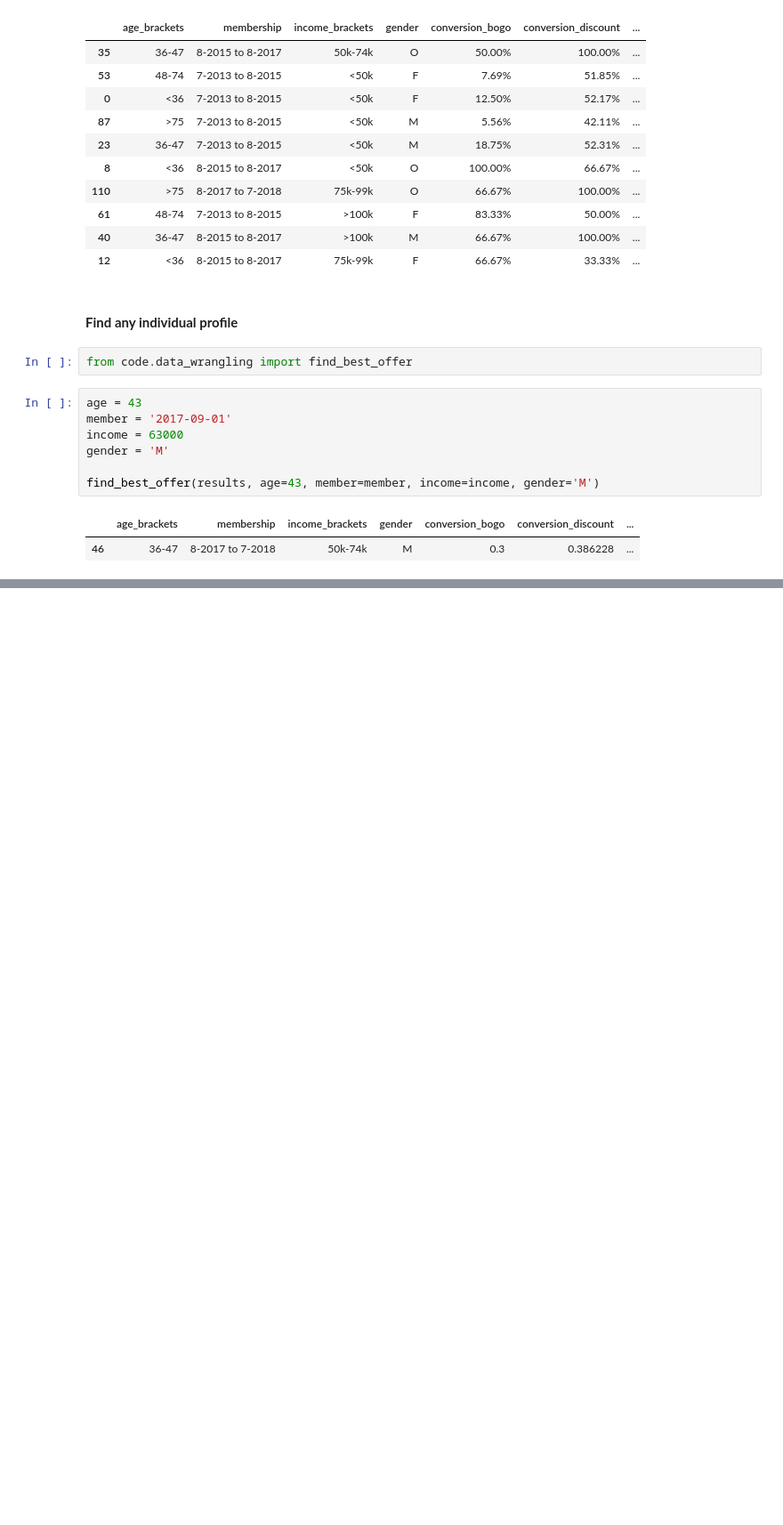
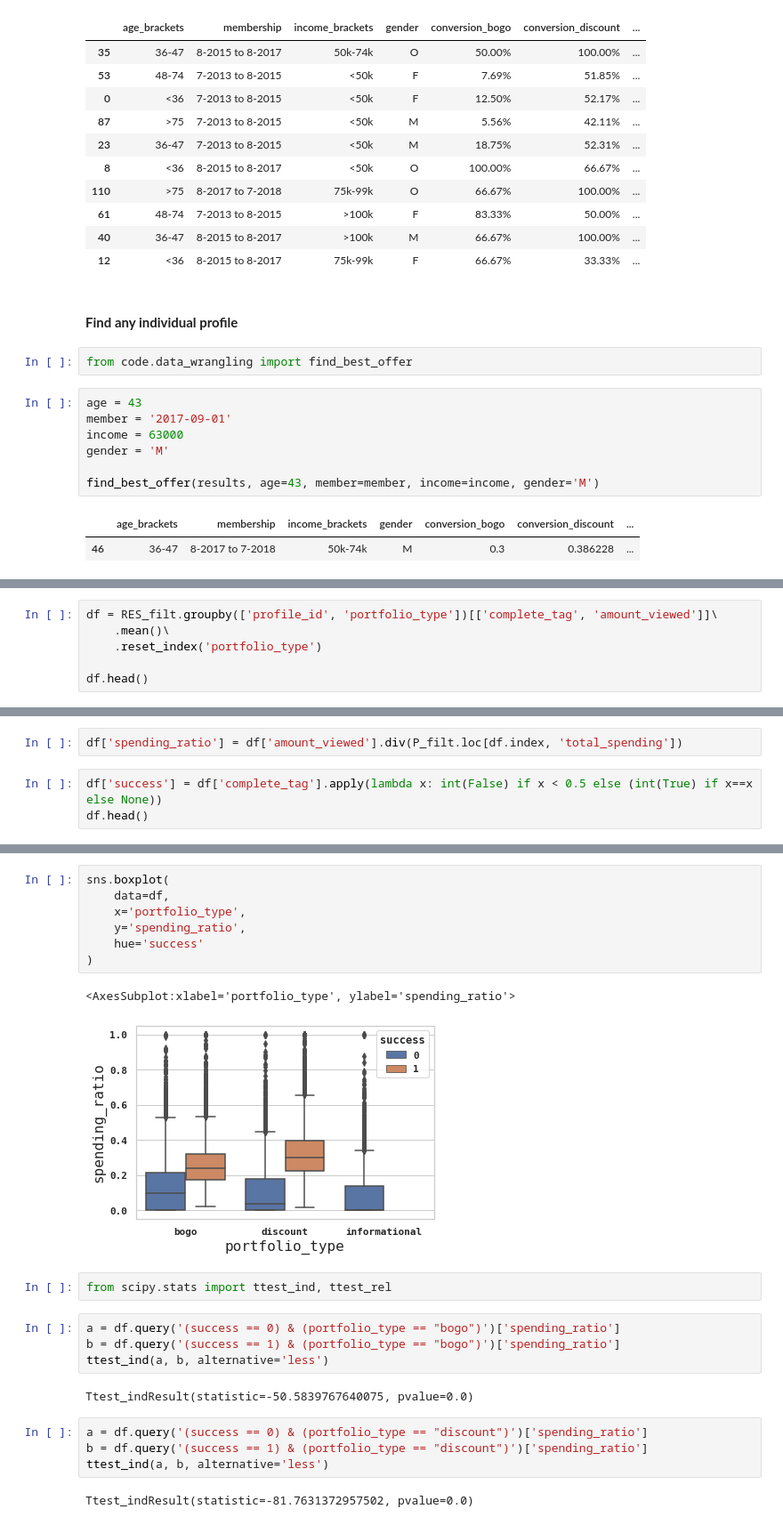
Before and after one commit to 6one2/StarbucksChallenge, a Jupyter notebook: devStarbucks.ipynb, the cells around one changed output, grey strips where cells are left out. Shown at 89% size. Drawn from its saved outputs; the diff is of its cells as text; blank space fills up the shorter version.

```diff
--- a/devStarbucks.ipynb
+++ b/devStarbucks.ipynb
@@ -1159,0 +1197,6 @@ find_best_offer(results, age=43, member=member, income=income, gender='M')
+# %%
+df = RES_filt.groupby(['profile_id', 'portfolio_type'])[['complete_tag', 'amount_viewed']]\
+    .mean()\
+    .reset_index('portfolio_type')
+
+df.head()
@@ -1159,0 +1211,5 @@ find_best_offer(results, age=43, member=member, income=income, gender='M')
+# %%
+df['spending_ratio'] = df['amount_viewed'].div(P_filt.loc[df.index, 'total_spending'])
+# %%
+df['success'] = df['complete_tag'].apply(lambda x: int(False) if x < 0.5 else (int(True) if x==x else None))
+df.head()
@@ -1159,0 +1224,24 @@ find_best_offer(results, age=43, member=member, income=income, gender='M')
+# %%
+sns.boxplot(
+    data=df,
+    x='portfolio_type',
+    y='spending_ratio',
+    hue='success'
+)
+# %% [output]
+<AxesSubplot:xlabel='portfolio_type', ylabel='spending_ratio'>
+[figure, added]
+# %%
+from scipy.stats import ttest_ind, ttest_rel
+# %%
+a = df.query('(success == 0) & (portfolio_type == "bogo")')['spending_ratio']
+b = df.query('(success == 1) & (portfolio_type == "bogo")')['spending_ratio']
+ttest_ind(a, b, alternative='less')
+# %% [output]
+Ttest_indResult(statistic=-50.5839767640075, pvalue=0.0)
+# %%
+a = df.query('(success == 0) & (portfolio_type == "discount")')['spending_ratio']
+b = df.query('(success == 1) & (portfolio_type == "discount")')['spending_ratio']
+ttest_ind(a, b, alternative='less')
+# %% [output]
+Ttest_indResult(statistic=-81.7631372957502, pvalue=0.0)
```
Also changed, not shown: parts of 28 cells of this notebook, 1 other file.
